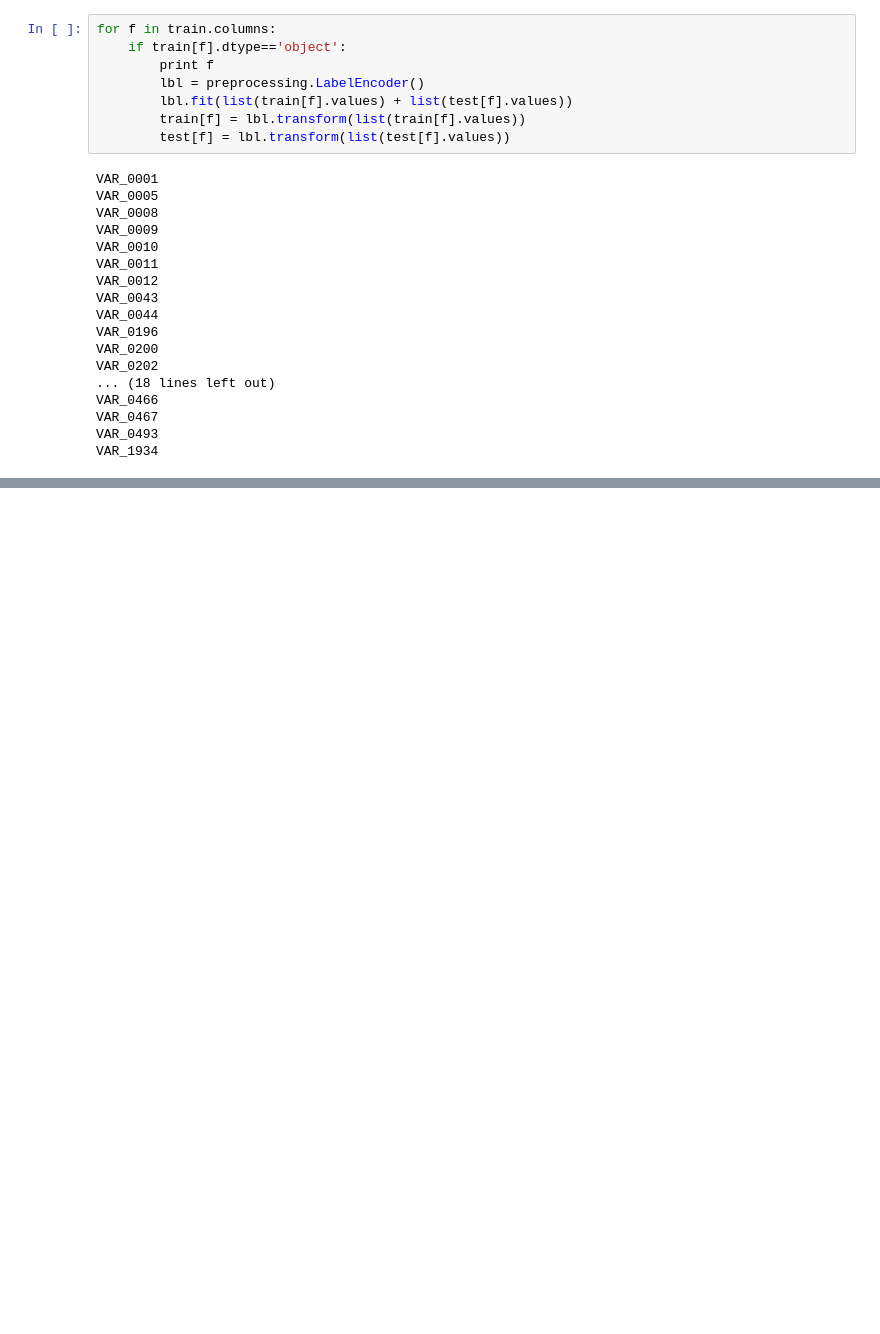
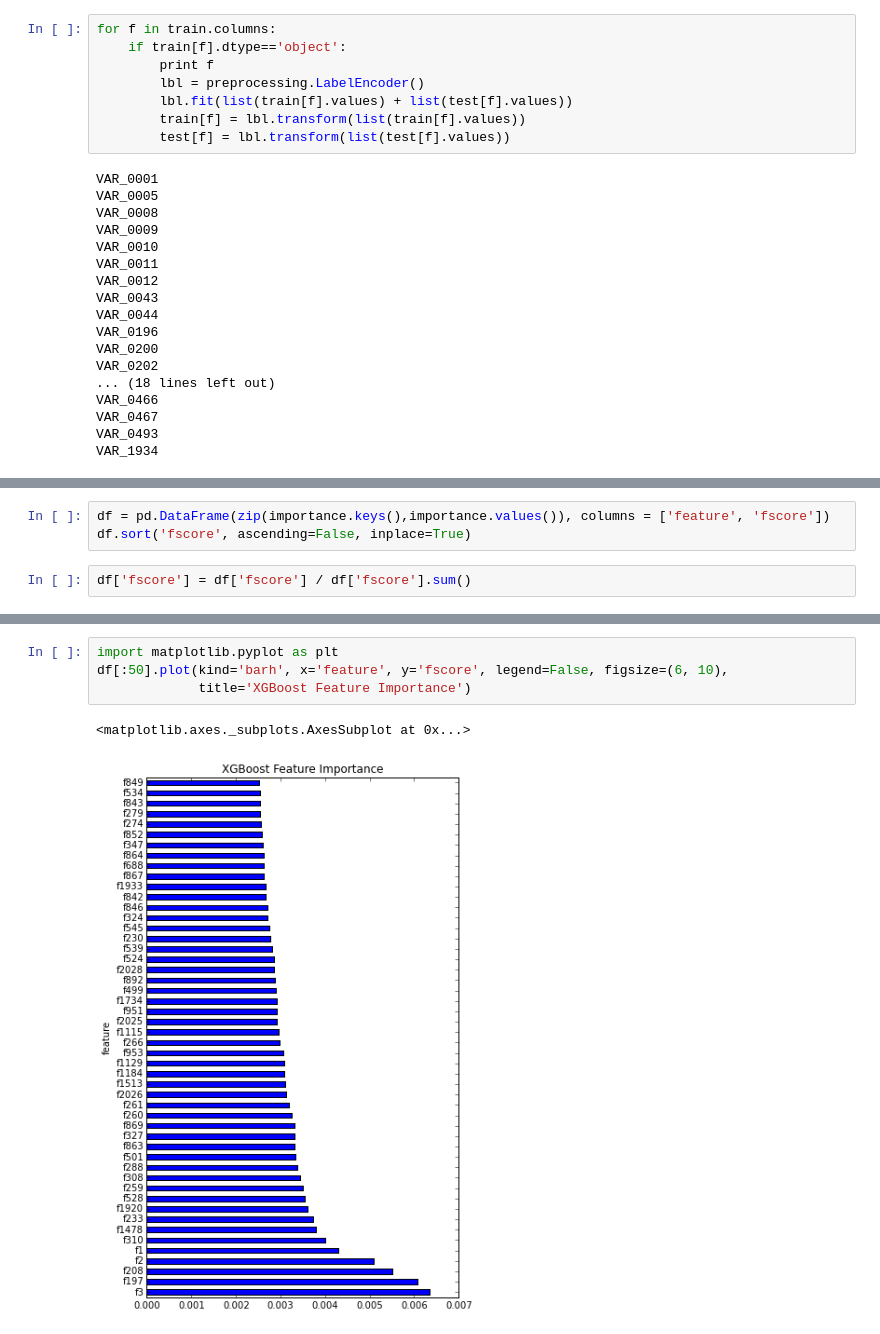
Before and after one commit to wkuling/Kaggle_springleaf, a Jupyter notebook: Process/Kaggle Springleaf with XGBoost.ipynb, the cells around one changed output, grey strips where cells are left out. Saved outputs shown, nothing was run; the diff lists cells and outputs as text; blank space fills up the shorter version.

```diff
--- a/Process/Kaggle Springleaf with XGBoost.ipynb
+++ b/Process/Kaggle Springleaf with XGBoost.ipynb
@@ -246,0 +475,5 @@ def get_ctr_features(data, test, y, ctr_cols, dctr, num):
+# %%
+df = pd.DataFrame(zip(importance.keys(),importance.values()), columns = ['feature', 'fscore'])
+df.sort('fscore', ascending=False, inplace=True)
+# %%
+df['fscore'] = df['fscore'] / df['fscore'].sum()
@@ -246,0 +499,7 @@ def get_ctr_features(data, test, y, ctr_cols, dctr, num):
+# %%
+import matplotlib.pyplot as plt
+df[:50].plot(kind='barh', x='feature', y='fscore', legend=False, figsize=(6, 10),
+             title='XGBoost Feature Importance')
+# %% [output]
+<matplotlib.axes._subplots.AxesSubplot at 0x...>
+[figure, added]
```
Also changed, not shown: parts of 83 cells of this notebook.
